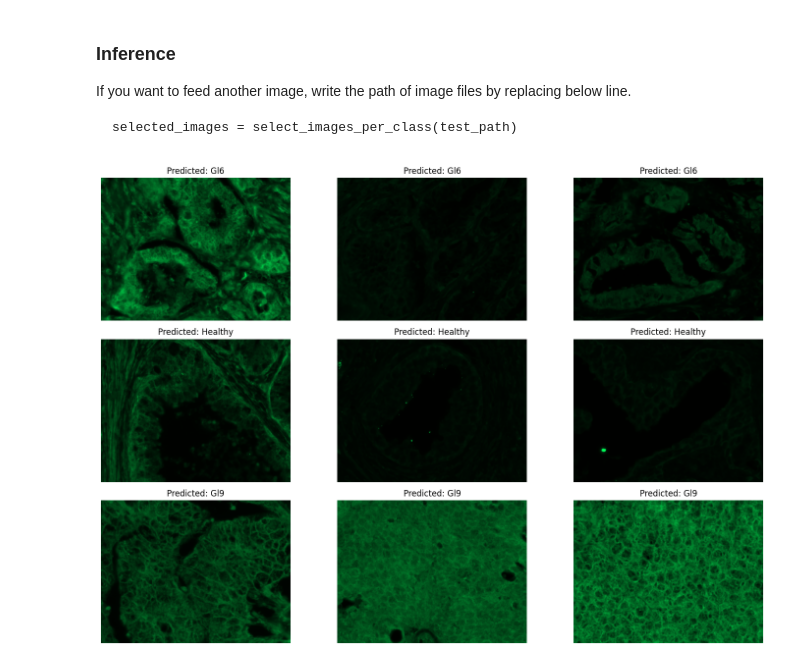
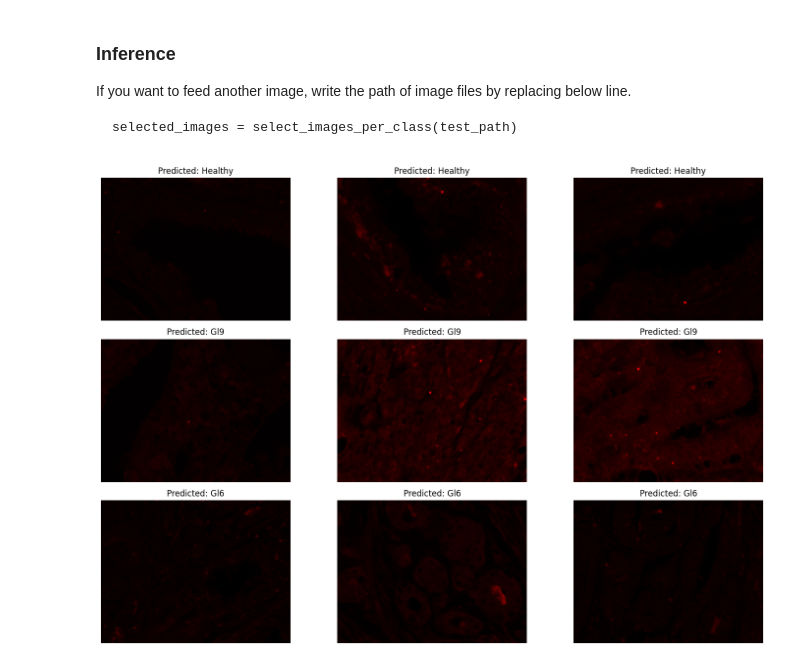
Before and after one commit to ccomkhj/Lightening_Classifier, a Jupyter notebook: demo.ipynb, the cells around one changed output. Saved outputs shown, nothing was run; the diff lists cells and outputs as text; code cells hidden in the pictures.

```diff
--- a/demo.ipynb
+++ b/demo.ipynb
@@ -464,7 +456,7 @@ model_config = {
     "test_path": test_path,
     "optimizer": "adam",
     "lr": 1e-3,
-    "batch_size": 32,
+    "batch_size": 8,
     "transfer": True,
     "tune_fc_only": True,
 }
@@ -493,7 +485,7 @@ checkpoint_cb = ModelCheckpoint(
 
 early_stop_cb = EarlyStopping(
     monitor="val_acc",
-    patience=60,
+    patience=120, # reduce if you want to apply early stop.
     mode="max"
 )
 
@@ -666,7 +658,7 @@ import random
 from models.swin_transformer_classifier import SwinTransformerClassifier
 
 # Configuration
-DATA_ROOT = Path("split/classification/Merged")  # Update this path
+DATA_ROOT = Path("split/classification/F")  # Update this path
 test_path = DATA_ROOT / "test"
 model_weight_path = "Model_F_swintransformerclassifier_final_20250221_153017.pth"
 
@@ -713,31 +705,31 @@ transform = transforms.Compose([
     transforms.Normalize(mean=[0.485, 0.456, 0.406], std=[0.229, 0.224, 0.225])
 ])
 
 # Load the model
 classifier = SwinTransformerClassifier.load_model(
     model_weight_path=model_weight_path,
     num_classes=3,
     train_path=None,
     val_path=None,
     test_path=None,
     optimizer="adam",
     lr=1e-3,
     batch_size=16,
     transfer=True,
     tune_fc_only=True,
     target_size=(384,384)
 )
 
 # Select images if you don't have any specific one.
 selected_images = select_images_per_class(test_path)
 
 # Run inference
 results = run_inference(classifier, selected_images, transform)
 
 # Define class names (update according to your dataset)
 class_names = ["Gl6", "Gl9", "Healthy"]
 
 # Visualize results
 visualize_results(results, class_names)
 # %% [output]
-[figure, old version]
+[figure, new version]
```
Also changed, not shown: parts of 4 cells of this notebook, 1 other file.
